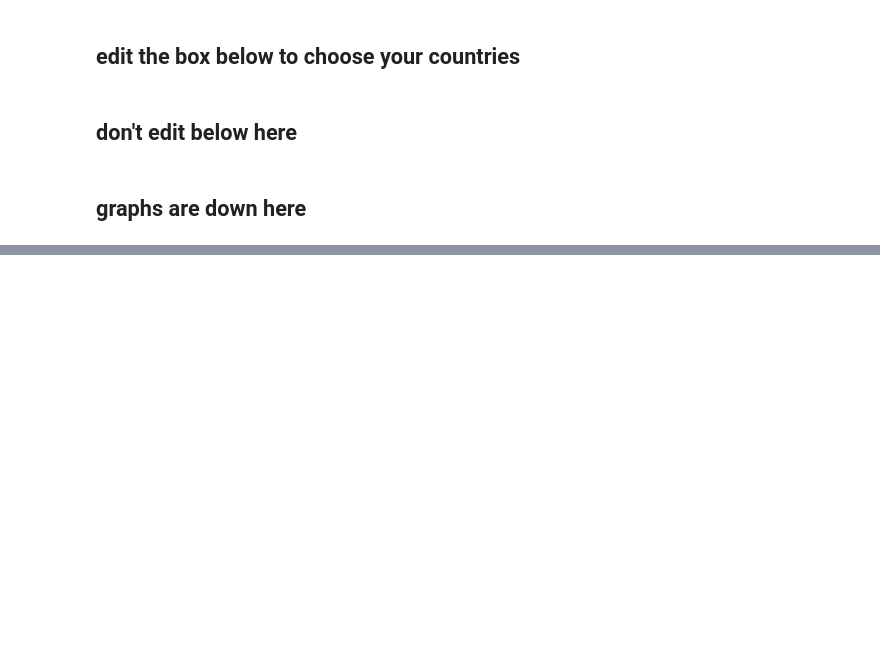
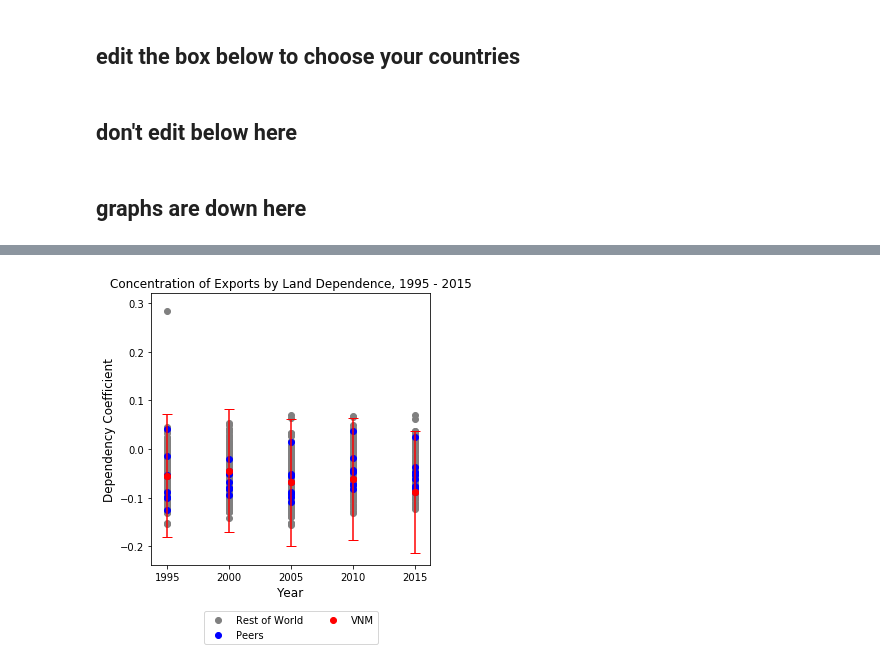
Before and after one commit to eric-protzer/dependency-dev309, a Jupyter notebook: Dependency Graphing 3.0.ipynb, the cells around one changed output, grey strips where cells are left out. Cells and saved outputs as stored; diff of their text form; code cells hidden in the pictures; blank space fills up the shorter version.

```diff
--- a/Dependency Graphing 3.0.ipynb
+++ b/Dependency Graphing 3.0.ipynb
@@ -114,0 +196,23 @@ plt.show()
+# %%
+#land
+mycvar = 'land_' + mycountry[0]
+mycvars = []
+for i in mycountries:
+    mycvars.append('land_' + i)
+
+fig, ax = plt.subplots(figsize=(5,5))
+ax.scatter(land_out.loc[~land_out.ID.isin(mycvars)]['year'], land_out.loc[~land_out.ID.isin(mycvars)]['mean'], c="gray")
+ax.scatter(land_out.loc[land_out.ID.isin(mycvars)]['year'], land_out.loc[land_out.ID.isin(mycvars)]['mean'], c="blue")
+ax.scatter(land_out.loc[land_out.ID == mycvar]['year'], land_out.loc[land_out.ID == mycvar]['mean'], c="red")
+(_, caps, _) = ax.errorbar(land_out.loc[land_out.ID == mycvar]['year'], land_out.loc[land_out.ID == mycvar]['mean'], yerr=land_out.loc[land_out.ID == mycvar]['error'], fmt='o', capsize=5, c="red")
+for cap in caps:
+    cap.set_markeredgewidth(1)
+ax.legend(['Rest of World', 'Peers', mycountry[0]], loc=9, bbox_to_anchor=(0.5, -0.15), ncol=2)
+plt.xlabel('Year', fontsize=12)
+plt.ylabel('Dependency Coefficient', fontsize=12)
+plt.title('Concentration of Exports by Land Dependence, 1995 - 2015')
+del mycvar
+del mycvars
+plt.show()
+# %% [output]
+[figure, added]
```
Also changed, not shown: parts of 10 cells of this notebook.
